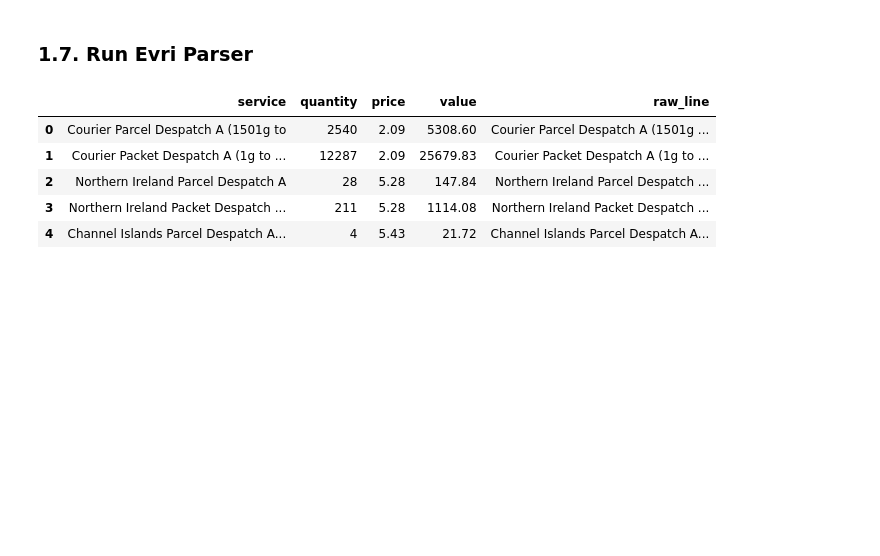
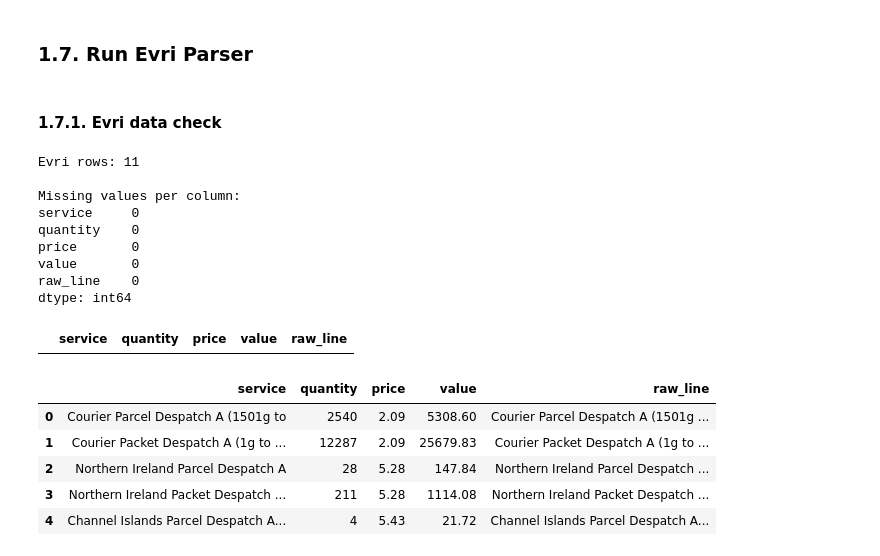
Before and after one commit to alpertoo/pdf-data-extract, a Jupyter notebook: compare.ipynb, the cells around one changed output. Drawn from its saved outputs; the diff is of its cells as text; code cells hidden in the pictures; blank space fills up the shorter version.

Commit message:
Added some quick data checks

```diff
--- a/compare.ipynb
+++ b/compare.ipynb
@@ -205,6 +220,32 @@ def parse_evri(text):
 ### 1.7. Run Evri Parser
 # %%
 evri_df = parse_evri(evri_text)
+# %% [markdown]
+#### 1.7.1. Evri data check
+# %%
+print("Evri rows:", len(evri_df))
+evri_df.head()
+
+print("\nMissing values per column:")
+print(evri_df.isna().sum())
+
+# Zero or negative quantities or values
+evri_anomalies_basic = evri_df[
+    (evri_df["quantity"] <= 0) |
+    (evri_df["value"] <= 0)
+]
+evri_anomalies_basic
+# %% [output]
+Evri rows: 11
+
+Missing values per column:
+service     0
+quantity    0
+price       0
+value       0
+raw_line    0
+dtype: int64
+|  | service | quantity | price | value | raw_line |
 # %%
 evri_df.head()
 # %% [output]
```
Also changed, not shown: parts of 3 cells of this notebook.
